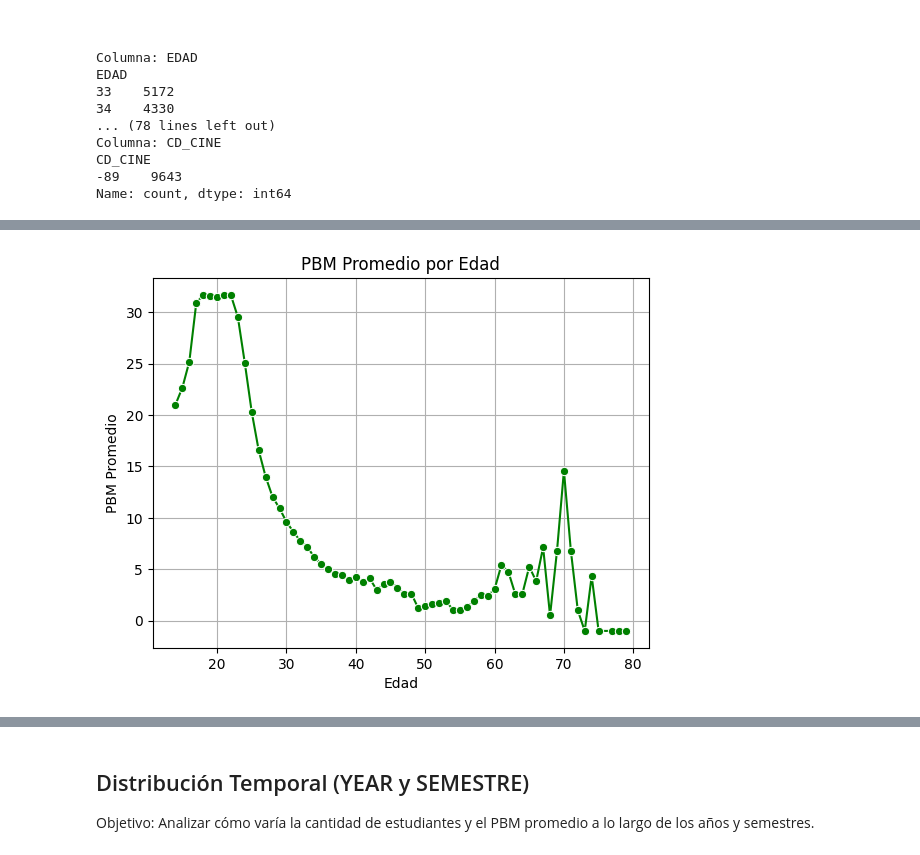
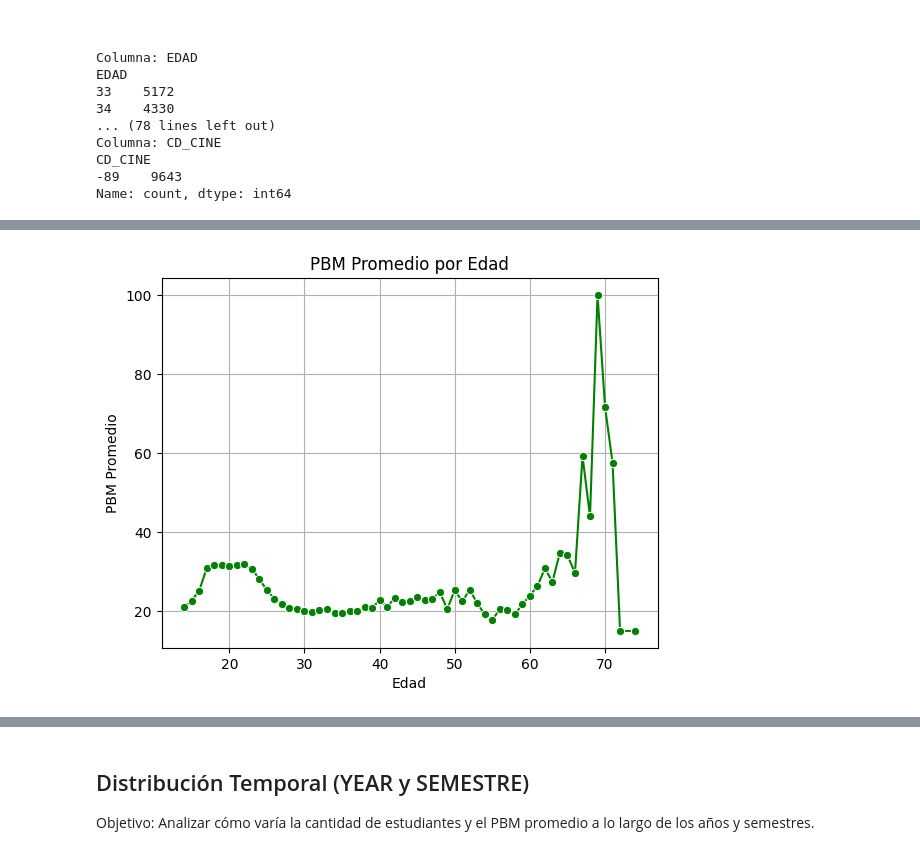
Before and after one commit to 10scar/Proyecto-ABD-2024-2, a Jupyter notebook: oscar.ipynb, the cells around one changed output, grey strips where cells are left out. Saved outputs shown, nothing was run; the diff lists cells and outputs as text; code cells hidden in the pictures.

```diff
--- a/oscar.ipynb
+++ b/oscar.ipynb
@@ -322,3 +333,0 @@ df.loc[df['CD_CINE'] == -89, 'CD_CINE'] = df['SNIES_PROGRA'] + df['CA_CINE']
-# %%
-# Actualizar la columna CD_CINE en df_quantitative con los valores de df
-df_quantitative['CD_CINE'] = df['CD_CINE'].values
@@ -483,13 +526,16 @@ Los 10 últimos registros:
 # %%
+# Excluir los valores de PBM que son -1
+df_quantitative_filtered = df_quantitative[df_quantitative['PBM'] != -1]
+
 # Calcular el PBM promedio por edad
-pbm_por_edad = df_quantitative.groupby('EDAD')['PBM'].mean().reset_index()
+pbm_por_edad = df_quantitative_filtered.groupby('EDAD')['PBM'].mean().reset_index()
 
 # Gráfico de líneas
 sns.lineplot(x='EDAD', y='PBM', data=pbm_por_edad, marker='o', color='green')
 plt.title('PBM Promedio por Edad')
 plt.xlabel('Edad')
 plt.ylabel('PBM Promedio')
 plt.grid(True)
 plt.show()
 # %% [output]
-[figure, old version]
+[figure, new version]
```
Also changed, not shown: parts of 18 cells of this notebook.
